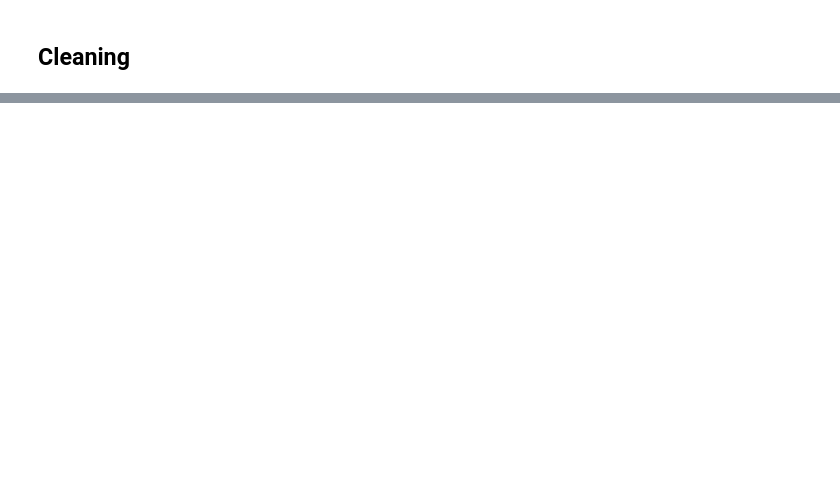
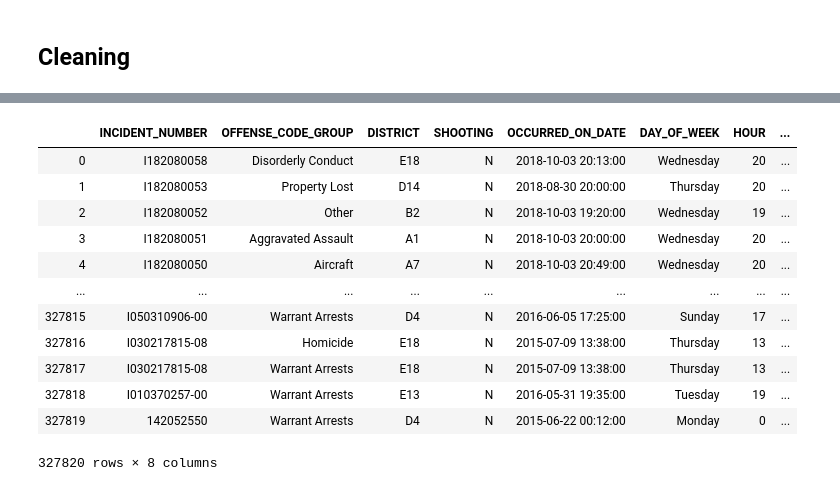
Before and after one commit to Prakhar-Saxena/INFO212-FinalProject, a Jupyter notebook: Final Project.ipynb, the cells around one changed output, grey strips where cells are left out. Saved outputs shown, nothing was run; the diff lists cells and outputs as text; code cells hidden in the pictures; blank space fills up the shorter version.

```diff
--- a/Final Project.ipynb
+++ b/Final Project.ipynb
@@ -94,0 +54,22 @@ NameError: name 'weatherCrime' is not defined
+# %%
+# Load dataset
+crime = pd.read_csv('crime.csv',encoding='latin1', low_memory=False)
+# Change NaN values to N
+crime['SHOOTING'] = crime['SHOOTING'].replace(np.nan, 'N')
+
+crime_cln = crime.loc[:,['INCIDENT_NUMBER', 'OFFENSE_CODE_GROUP', 'DISTRICT', 'SHOOTING', 'OCCURRED_ON_DATE', 'DAY_OF_WEEK', 'HOUR', 'UCR_PART', ]]
+crime_cln
+# %% [output]
+|  | INCIDENT_NUMBER | OFFENSE_CODE_GROUP | DISTRICT | SHOOTING | OCCURRED_ON_DATE | DAY_OF_WEEK | HOUR | ... |
+| 0 | I182080058 | Disorderly Conduct | E18 | N | 2018-10-03 20:13:00 | Wednesday | 20 | ... |
+| 1 | I182080053 | Property Lost | D14 | N | 2018-08-30 20:00:00 | Thursday | 20 | ... |
+| 2 | I182080052 | Other | B2 | N | 2018-10-03 19:20:00 | Wednesday | 19 | ... |
+| 3 | I182080051 | Aggravated Assault | A1 | N | 2018-10-03 20:00:00 | Wednesday | 20 | ... |
+| 4 | I182080050 | Aircraft | A7 | N | 2018-10-03 20:49:00 | Wednesday | 20 | ... |
+| ... | ... | ... | ... | ... | ... | ... | ... | ... |
+| 327815 | I050310906-00 | Warrant Arrests | D4 | N | 2016-06-05 17:25:00 | Sunday | 17 | ... |
+| 327816 | I030217815-08 | Homicide | E18 | N | 2015-07-09 13:38:00 | Thursday | 13 | ... |
+| 327817 | I030217815-08 | Warrant Arrests | E18 | N | 2015-07-09 13:38:00 | Thursday | 13 | ... |
+| 327818 | I010370257-00 | Warrant Arrests | E13 | N | 2016-05-31 19:35:00 | Tuesday | 19 | ... |
+| 327819 | 142052550 | Warrant Arrests | D4 | N | 2015-06-22 00:12:00 | Monday | 0 | ... |
+327820 rows × 8 columns
```
Also changed, not shown: parts of 41 cells of this notebook.
